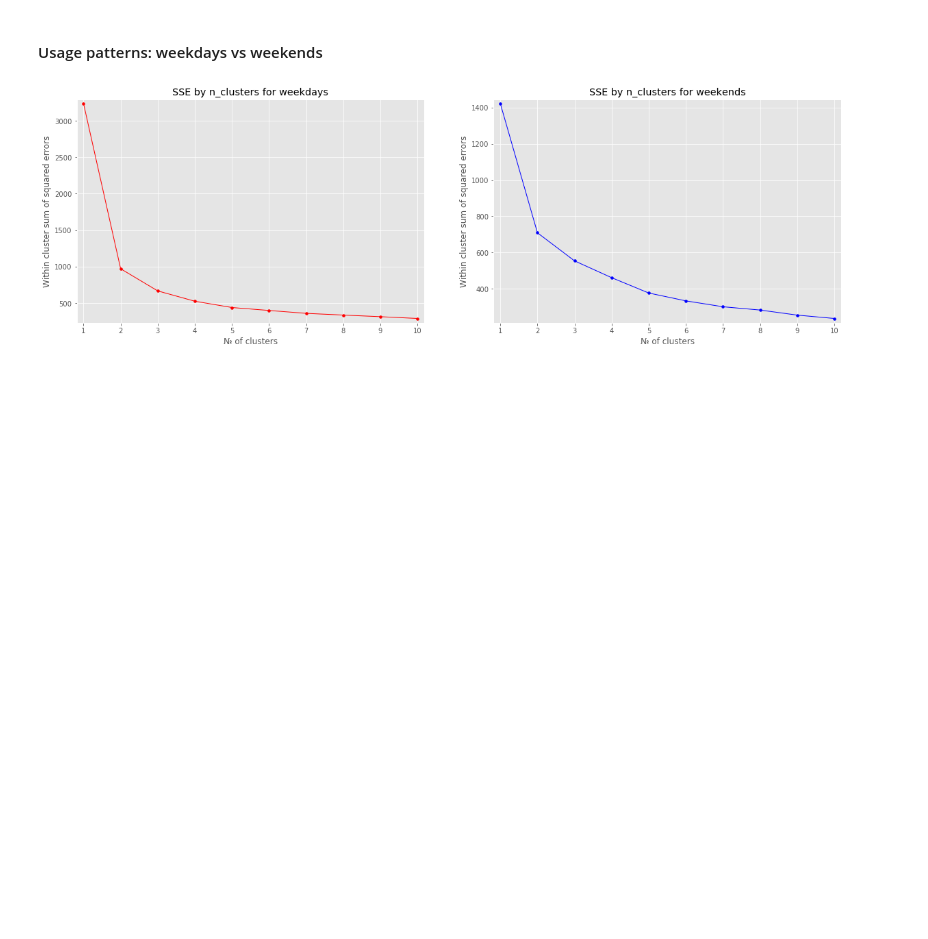
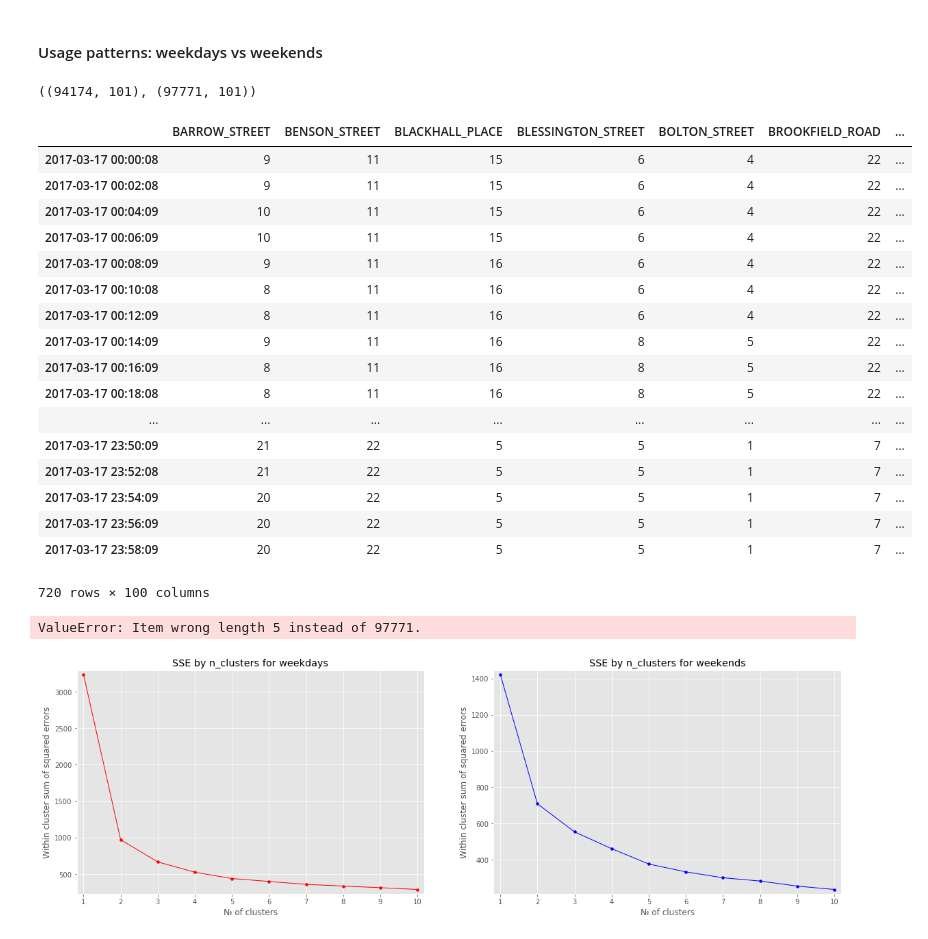
Before and after one commit to msgolovina/bss_project, a Jupyter notebook: Diploma_705.ipynb, the cells around one changed output. Saved outputs shown, nothing was run; the diff lists cells and outputs as text; code cells hidden in the pictures; blank space fills up the shorter version.

```diff
--- a/Diploma_705.ipynb
+++ b/Diploma_705.ipynb
@@ -121,6 +125,42 @@ weekends = weekends.groupby('time').agg('mean').astype(int)
 # Normalise each station between 0 and 1 as each station has different capacity
 weekdays_norm = weekdays / weekdays.max()
 weekends_norm = weekends / weekends.max()
+# %%
+ll1, ll
+# %% [output]
+((94174, 101), (97771, 101))
+# %%
+weekdays = df_copy.loc[df_copy['weekday'] < 5].drop(['weekday'], 1)
+weekdays.DATE = weekdays.index.date
+for
+# %%
+weekdays[weekdays.DATE == holidays[0]]
+# %% [output]
+|  | BARROW_STREET | BENSON_STREET | BLACKHALL_PLACE | BLESSINGTON_STREET | BOLTON_STREET | BROOKFIELD_ROAD | ... |
+| 2017-03-17 00:00:08 | 9 | 11 | 15 | 6 | 4 | 22 | ... |
+| 2017-03-17 00:02:08 | 9 | 11 | 15 | 6 | 4 | 22 | ... |
+| 2017-03-17 00:04:09 | 10 | 11 | 15 | 6 | 4 | 22 | ... |
+| 2017-03-17 00:06:09 | 10 | 11 | 15 | 6 | 4 | 22 | ... |
+| 2017-03-17 00:08:09 | 9 | 11 | 16 | 6 | 4 | 22 | ... |
+| 2017-03-17 00:10:08 | 8 | 11 | 16 | 6 | 4 | 22 | ... |
+| 2017-03-17 00:12:09 | 8 | 11 | 16 | 6 | 4 | 22 | ... |
+| 2017-03-17 00:14:09 | 9 | 11 | 16 | 8 | 5 | 22 | ... |
+| 2017-03-17 00:16:09 | 8 | 11 | 16 | 8 | 5 | 22 | ... |
+| 2017-03-17 00:18:08 | 8 | 11 | 16 | 8 | 5 | 22 | ... |
+| ... | ... | ... | ... | ... | ... | ... | ... |
+| 2017-03-17 23:50:09 | 21 | 22 | 5 | 5 | 1 | 7 | ... |
+| 2017-03-17 23:52:08 | 21 | 22 | 5 | 5 | 1 | 7 | ... |
+| 2017-03-17 23:54:09 | 20 | 22 | 5 | 5 | 1 | 7 | ... |
+| 2017-03-17 23:56:09 | 20 | 22 | 5 | 5 | 1 | 7 | ... |
+| 2017-03-17 23:58:09 | 20 | 22 | 5 | 5 | 1 | 7 | ... |
+720 rows × 100 columns
+# %%
+weekdays = df_copy.loc[df_copy['weekday'] < 5].drop(['weekday'], 1)
+
+
+weekdays[[weekdays.index.date == x for x in holidays]]
+# %% [output]
+ValueError: Item wrong length 5 instead of 97771.
 # %%
 # Choose a suitable number of clusters using elbow method (mostly to support the intuition)
 # 3 clusters can be selected both for the weekdays and weekends
```
Also changed, not shown: parts of 3 cells of this notebook, 1 other file.
